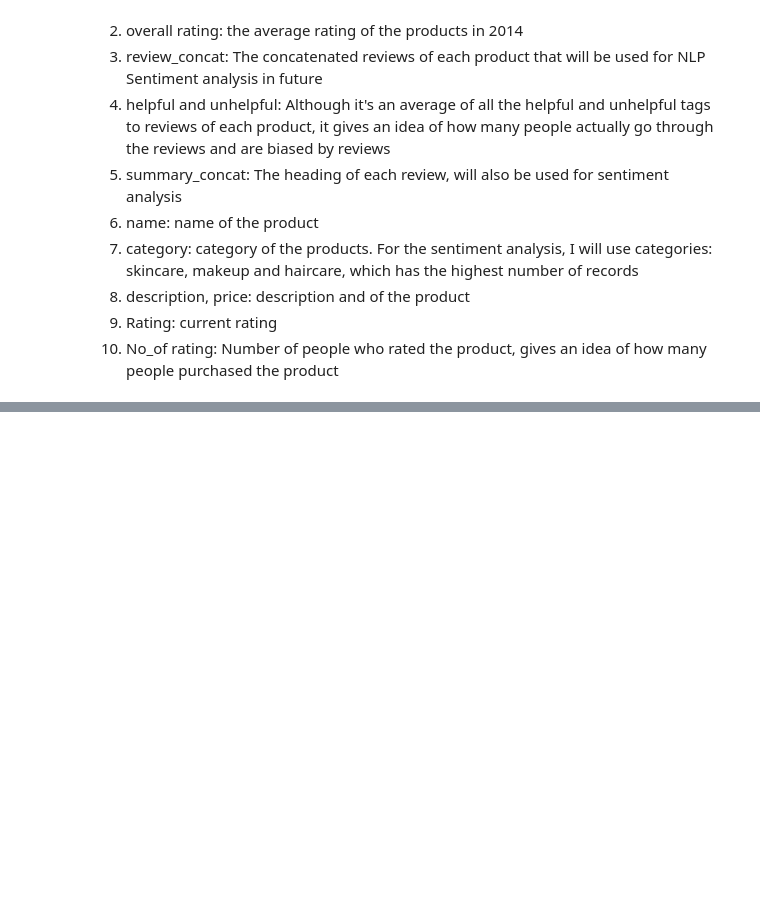
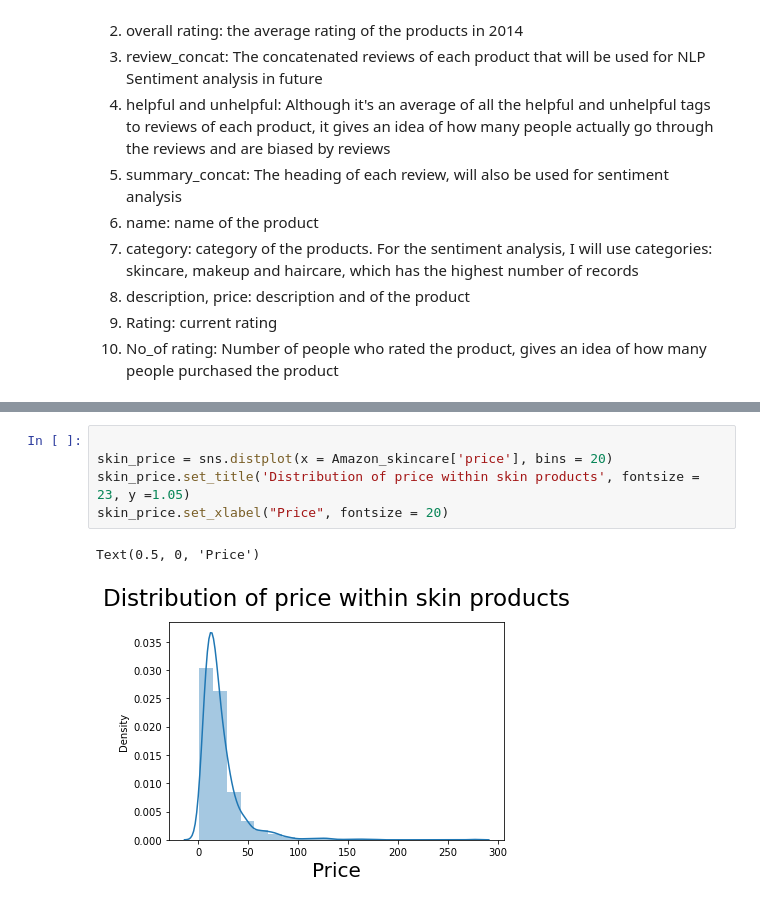
Before and after one commit to SwetaPrabh/Amazon_Web_Scraping, a Jupyter notebook: Exploratory_and_Sentiment_Analysis.ipynb, the cells around one changed output, grey strips where cells are left out. Cells and saved outputs as stored; diff of their text form; blank space fills up the shorter version.

```diff
--- a/Exploratory_and_Sentiment_Analysis.ipynb
+++ b/Exploratory_and_Sentiment_Analysis.ipynb
@@ -101,0 +150,8 @@ AttributeError: module 'matplotlib' has no attribute 'figure'
+# %%
+
+skin_price = sns.distplot(x = Amazon_skincare['price'], bins = 20)
+skin_price.set_title('Distribution of price within skin products', fontsize = 23, y =1.05)
+skin_price.set_xlabel("Price", fontsize = 20)
+# %% [output]
+Text(0.5, 0, 'Price')
+[figure, added]
```
Also changed, not shown: parts of 15 cells of this notebook.
